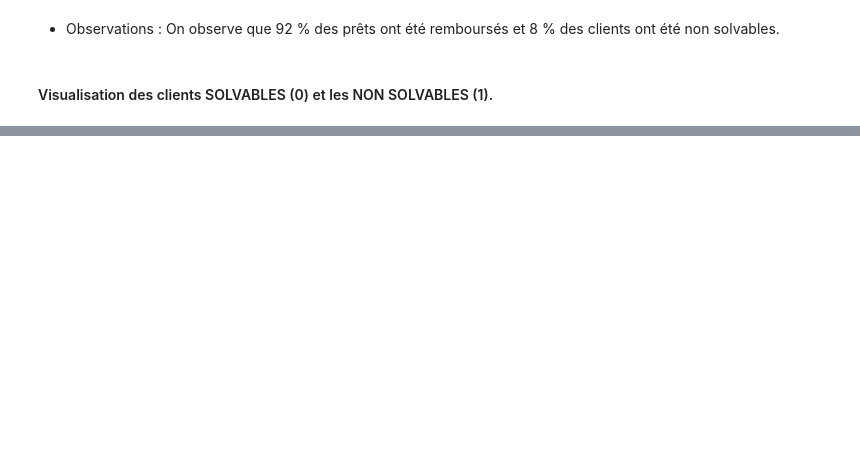
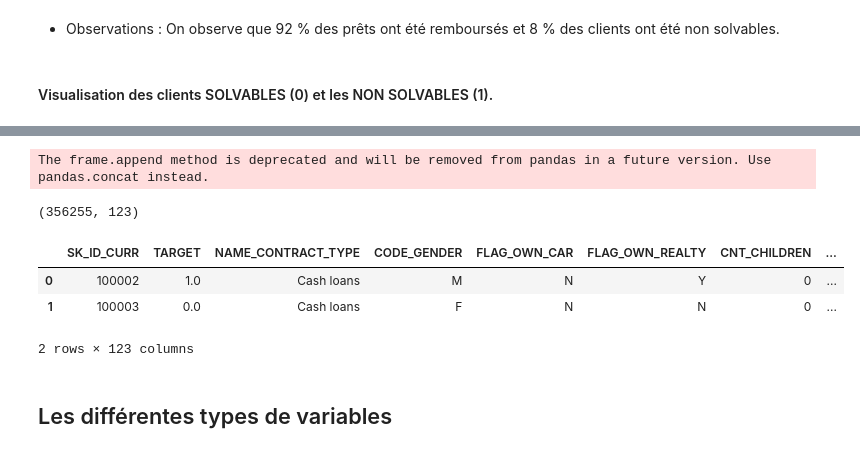
Before and after one commit to OmitsuSama/Pret_a_depenser_p7, a Jupyter notebook: Projet_7_notebook.ipynb, the cells around one changed output, grey strips where cells are left out. Drawn from its saved outputs; the diff is of its cells as text; code cells hidden in the pictures; blank space fills up the shorter version.

```diff
--- a/Projet_7_notebook.ipynb
+++ b/Projet_7_notebook.ipynb
@@ -661,0 +667,35 @@ plt.show()
+# %%
+#fonction pour concaténer le testset et le trainset
+def merge_train_test(df_train, df_test):
+    """
+    Merge les jeu d'entrainement et de test en rajoutant
+    une colonne 'Test' qui prend les valeurs True ou False
+    df_train(pd.DataFrame): jeu d'entrainement
+    df_test(pd.DataFrame): jeu test
+    """
+
+    df_train['Test'] = False
+    df_test['Test'] = True
+    df_test['TARGET'] = np.nan
+    app = data_train.append(data_test,
+                           ignore_index=True,
+                           sort=False)
+    return app
+# %%
+# Merge jeu d'entrainement et jeu de test
+app = merge_train_test(data_train, data_test)
+# %% [output]
+The frame.append method is deprecated and will be removed from pandas in a future version. Use pandas.concat instead.
+# %%
+app.shape
+# %% [output]
+(356255, 123)
+# %%
+app.head(2)
+# %% [output]
+|  | SK_ID_CURR | TARGET | NAME_CONTRACT_TYPE | CODE_GENDER | FLAG_OWN_CAR | FLAG_OWN_REALTY | CNT_CHILDREN | ... |
+| 0 | 100002 | 1.0 | Cash loans | M | N | Y | 0 | ... |
+| 1 | 100003 | 0.0 | Cash loans | F | N | N | 0 | ... |
+2 rows × 123 columns
+# %% [markdown]
+## Les différentes types de variables
```
Also changed, not shown: parts of 23 cells of this notebook.
